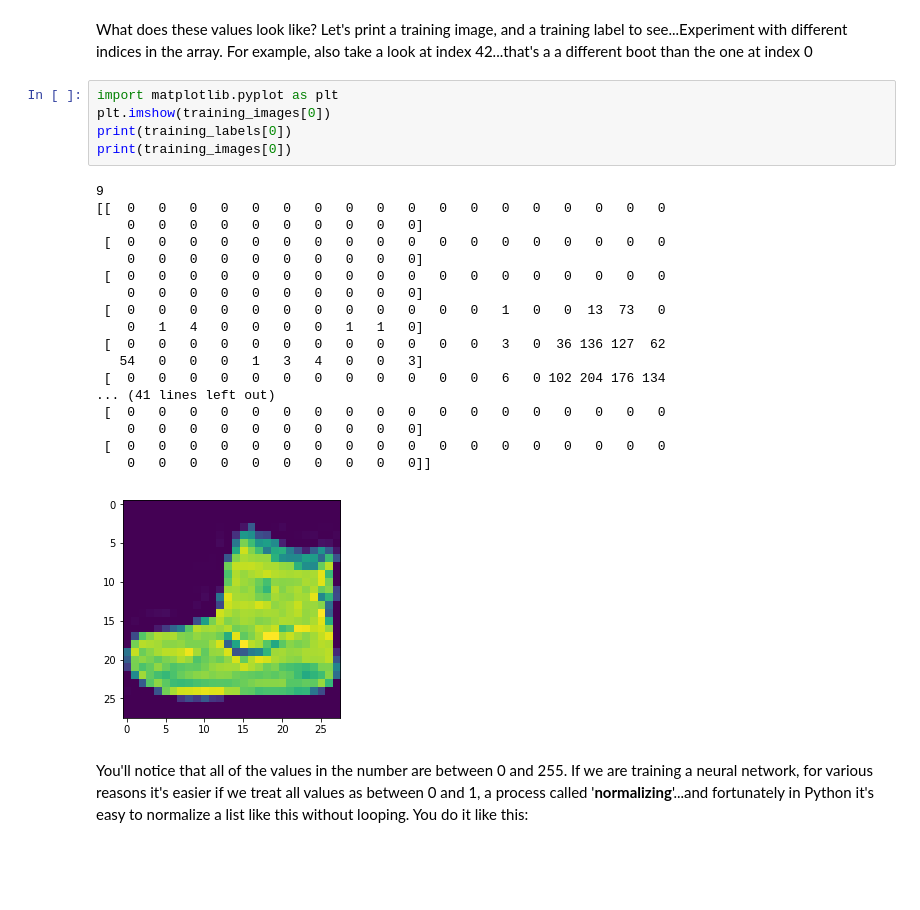
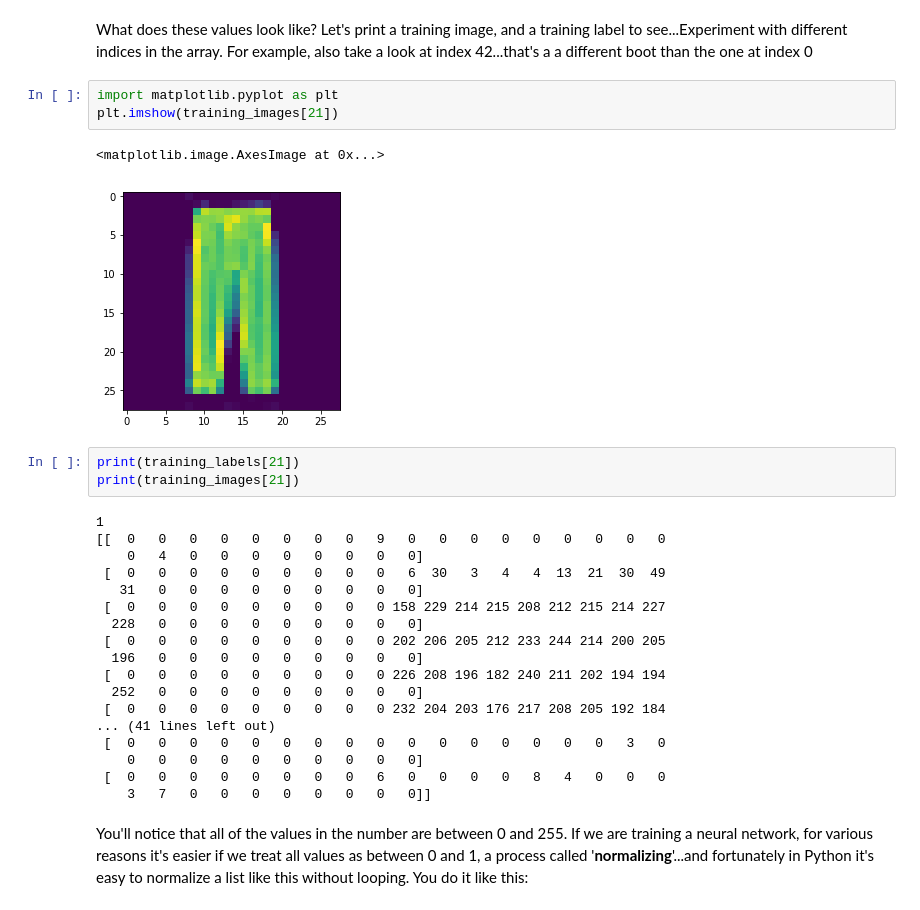
Before and after one commit to DayuanTan/AI-TensorFlow-Blockchain-Certificate, a Jupyter notebook: myExercise/Course_1_Part_4_Lesson_2_Notebook.ipynb, the cells around one changed output. Cells and saved outputs as stored; diff of their text form; blank space fills up the shorter version.

```diff
--- a/myExercise/Course_1_Part_4_Lesson_2_Notebook.ipynb
+++ b/myExercise/Course_1_Part_4_Lesson_2_Notebook.ipynb
@@ -38,28 +38,31 @@ Downloading data from https://storage.googleapis.com/tensorflow/tf-keras-dataset
 What does these values look like? Let's print a training image, and a training label to see...Experiment with different indices in the array. For example, also take a look at index 42...that's a a different boot than the one at index 0
 # %%
 import matplotlib.pyplot as plt
-plt.imshow(training_images[0])
-print(training_labels[0])
-print(training_images[0])
+plt.imshow(training_images[21])
 # %% [output]
-9
-[[  0   0   0   0   0   0   0   0   0   0   0   0   0   0   0   0   0   0
-    0   0   0   0   0   0   0   0   0   0]
- [  0   0   0   0   0   0   0   0   0   0   0   0   0   0   0   0   0   0
-    0   0   0   0   0   0   0   0   0   0]
- [  0   0   0   0   0   0   0   0   0   0   0   0   0   0   0   0   0   0
-    0   0   0   0   0   0   0   0   0   0]
- [  0   0   0   0   0   0   0   0   0   0   0   0   1   0   0  13  73   0
-    0   1   4   0   0   0   0   1   1   0]
- [  0   0   0   0   0   0   0   0   0   0   0   0   3   0  36 136 127  62
-   54   0   0   0   1   3   4   0   0   3]
- [  0   0   0   0   0   0   0   0   0   0   0   0   6   0 102 204 176 134
-... (41 lines left out)
- [  0   0   0   0   0   0   0   0   0   0   0   0   0   0   0   0   0   0
-    0   0   0   0   0   0   0   0   0   0]
- [  0   0   0   0   0   0   0   0   0   0   0   0   0   0   0   0   0   0
-    0   0   0   0   0   0   0   0   0   0]]
+<matplotlib.image.AxesImage at 0x...>
-[figure, old version]
+[figure, new version]
+# %%
+print(training_labels[21])
+print(training_images[21])
+# %% [output]
+1
+[[  0   0   0   0   0   0   0   0   9   0   0   0   0   0   0   0   0   0
+    0   4   0   0   0   0   0   0   0   0]
+ [  0   0   0   0   0   0   0   0   0   6  30   3   4   4  13  21  30  49
+   31   0   0   0   0   0   0   0   0   0]
+ [  0   0   0   0   0   0   0   0   0 158 229 214 215 208 212 215 214 227
+  228   0   0   0   0   0   0   0   0   0]
+ [  0   0   0   0   0   0   0   0   0 202 206 205 212 233 244 214 200 205
+  196   0   0   0   0   0   0   0   0   0]
+ [  0   0   0   0   0   0   0   0   0 226 208 196 182 240 211 202 194 194
+  252   0   0   0   0   0   0   0   0   0]
+ [  0   0   0   0   0   0   0   0   0 232 204 203 176 217 208 205 192 184
+... (41 lines left out)
+ [  0   0   0   0   0   0   0   0   0   0   0   0   0   0   0   0   3   0
+    0   0   0   0   0   0   0   0   0   0]
+ [  0   0   0   0   0   0   0   0   6   0   0   0   0   8   4   0   0   0
+    3   7   0   0   0   0   0   0   0   0]]
 # %% [markdown]
 You'll notice that all of the values in the number are between 0 and 255. If we are training a neural network, for various reasons it's easier if we treat all values as between 0 and 1, a process called '**normalizing**'...and fortunately in Python it's easy to normalize a list like this without looping. You do it like this:
 # %%
```
Also changed, not shown: parts of 13 cells of this notebook.
